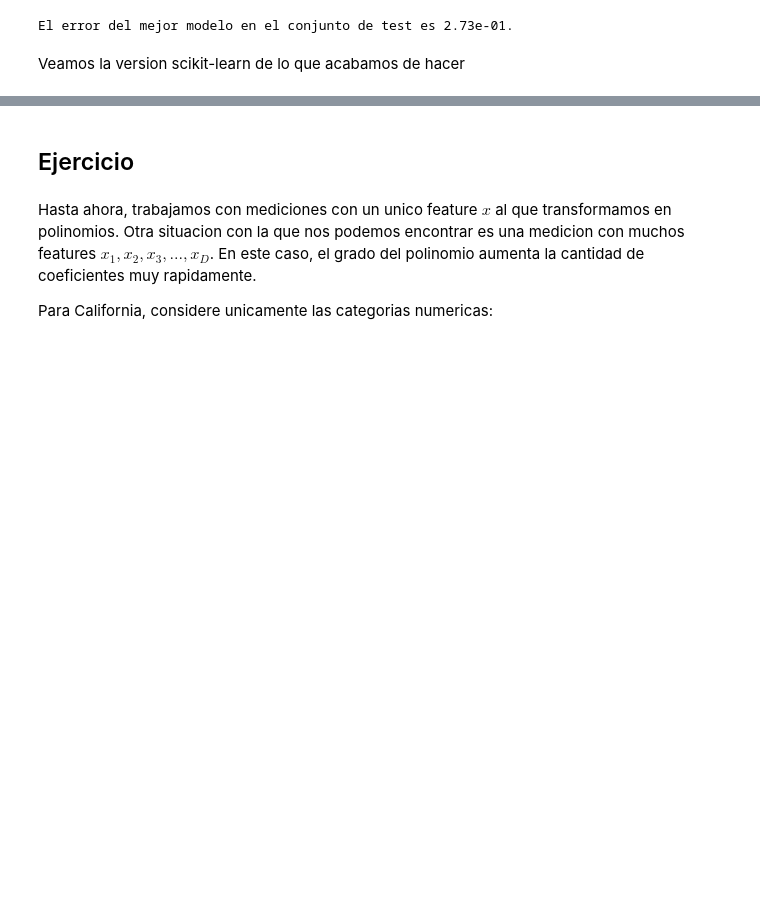
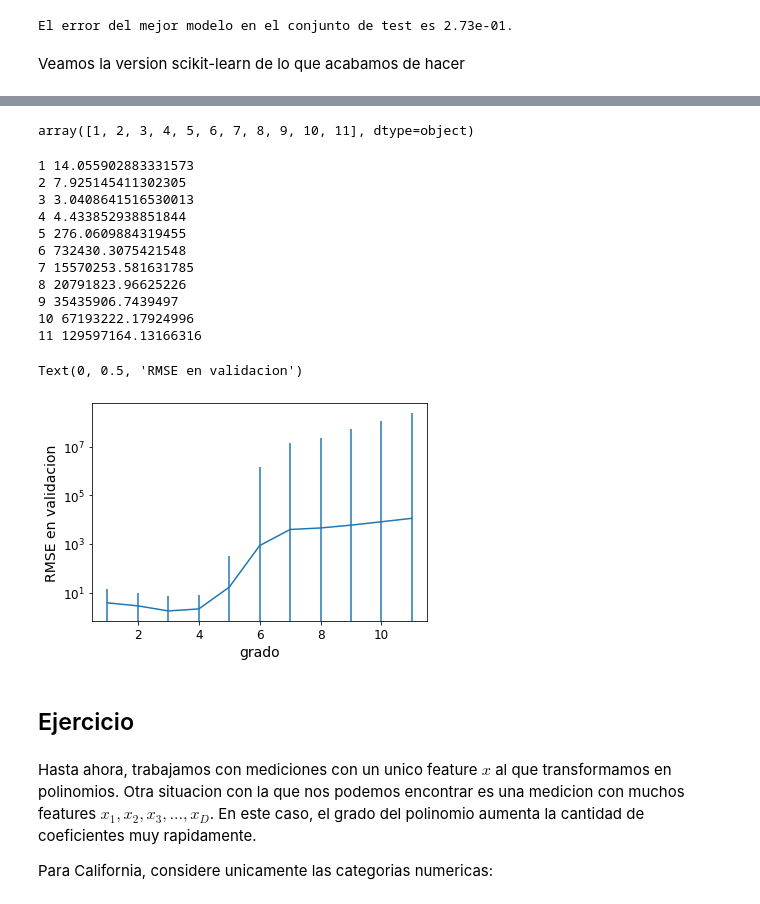
Before and after one commit to naikymen/ML_UNSAM, a Jupyter notebook: 05p_Underfitting_Overfitting_Validacion_Cruzada_WLS.ipynb, the cells around one changed output, grey strips where cells are left out. Drawn from its saved outputs; the diff is of its cells as text; code cells hidden in the pictures; blank space fills up the shorter version.

```diff
--- a/05p_Underfitting_Overfitting_Validacion_Cruzada_WLS.ipynb
+++ b/05p_Underfitting_Overfitting_Validacion_Cruzada_WLS.ipynb
@@ -347,6 +347,6 @@ GridSearchCV?
 modelo = Pipeline([('features', PolynomialFeatures()),
                     ('regression', LinearRegression(fit_intercept=False))
                     ])
-parameters={'features__degree':[1,2,3,4,5,6,7,8,9,10,11]}
-grilla=GridSearchCV(modelo,parameters,refit=True)
+hyperparameters={'features__degree':[1,2,3,4,5,6,7,8,9,10,11]}
+grilla=GridSearchCV(modelo,hyperparameters,refit=True)
 grilla.fit(x_train,t_train)
@@ -360,10 +404,28 @@ plt.legend(loc='upper right')
+# %%
+grilla.cv_results_['param_features__degree'].data
+# %% [output]
+array([1, 2, 3, 4, 5, 6, 7, 8, 9, 10, 11], dtype=object)
 # %%
 for ni, i in enumerate(grilla.cv_results_['params']):
   print(i['features__degree'],-grilla.cv_results_['mean_test_score'][ni])
-plt.plot(grilla.cv_results_['param_features__degree'],np.sqrt(-grilla.cv_results_['mean_test_score']))
+plt.errorbar(grilla.cv_results_['param_features__degree'].data,np.sqrt(-grilla.cv_results_['mean_test_score']),yerr=grilla.cv_results_['std_test_score'])
 plt.yscale('log')
 plt.xlabel('grado')
 plt.ylabel('RMSE en validacion')
+# %% [output]
+1 14.055902883331573
+2 7.925145411302305
+3 3.0408641516530013
+4 4.433852938851844
+5 276.0609884319455
+6 732430.3075421548
+7 15570253.581631785
+8 20791823.96625226
+9 35435906.7439497
+10 67193222.17924996
+11 129597164.13166316
+Text(0, 0.5, 'RMSE en validacion')
+[figure, added]
 # %% [markdown]
 ## Ejercicio
 # %% [markdown]
```
Also changed, not shown: parts of 12 cells of this notebook.
